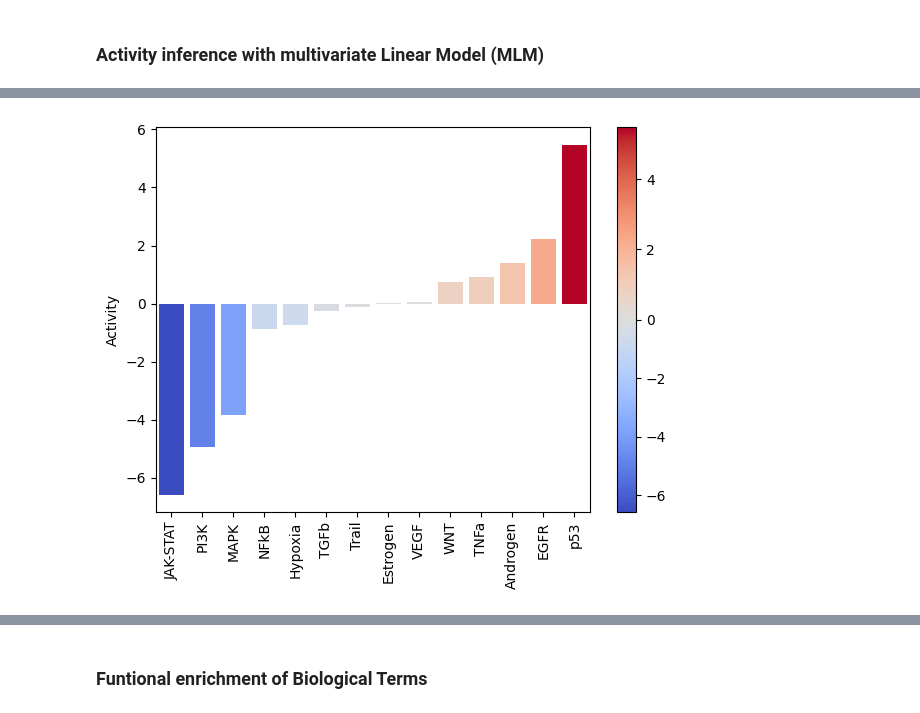
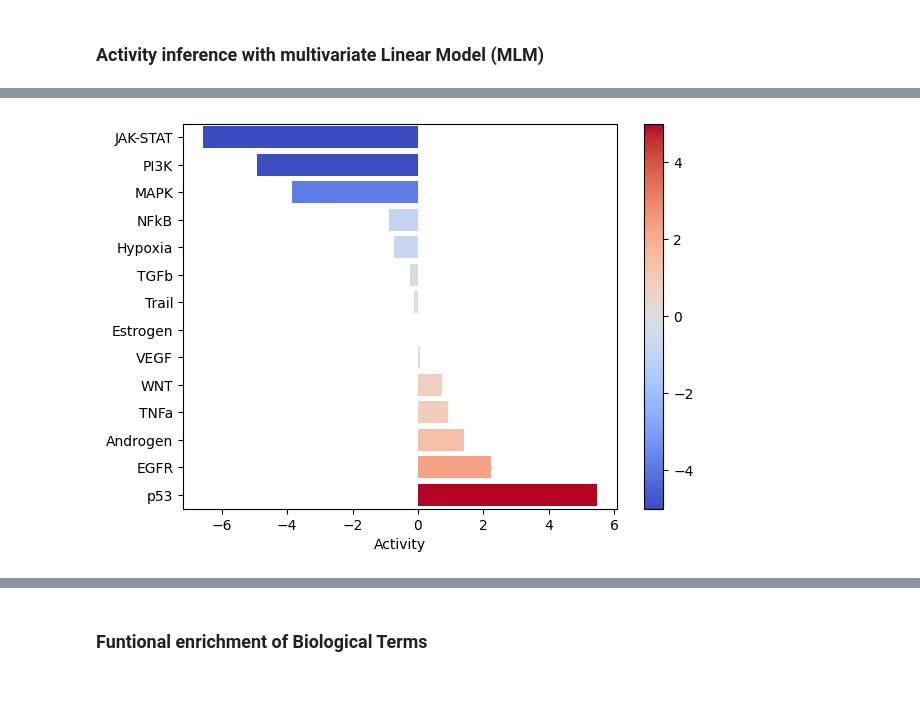
Before and after one commit to AlexanderFastner/MAFA_functional_analysis, a Jupyter notebook: notebooks/new_pathway_enrichment_WT-T0.ipynb, the cells around one changed output, grey strips where cells are left out. Saved outputs shown, nothing was run; the diff lists cells and outputs as text; code cells hidden in the pictures; blank space fills up the shorter version.

```diff
--- a/notebooks/new_pathway_enrichment_WT-T0.ipynb
+++ b/notebooks/new_pathway_enrichment_WT-T0.ipynb
@@ -404,8 +381,16 @@ Running mlm on mat with 1 samples and 15760 targets for 14 sources.
 |  | Androgen | EGFR | Estrogen | Hypoxia | JAK-STAT | MAPK | NFkB | PI3K | TGFb | TNFa | Trail | ... |
 | treatment.vs.control | 1.396701 | 2.235157 | 0.006786 | -0.735686 | -6.577917 | -3.838701 | -0.876119 | -4.925832 | -0.247484 | 0.920301 | -0.109097 | ... |
 # %%
-dc.plot_barplot(pathway_acts, 'treatment.vs.control', top=30, vertical=False,save='../figures/WT/t0_pathway_activities.png')
+dc.plot_barplot(
+    pathway_acts,
+    'treatment.vs.control',
+    top=25,
+    vertical=True,
+    vmin=-5,
+    vmax=5,
+    save='../figures/WT/t0_pathway_activities.png'
+)
 # %% [output]
-[figure, old version]
+[figure, new version]
 # %%
 # increase activity
```
Also changed, not shown: parts of 15 cells of this notebook, 38 other files.
